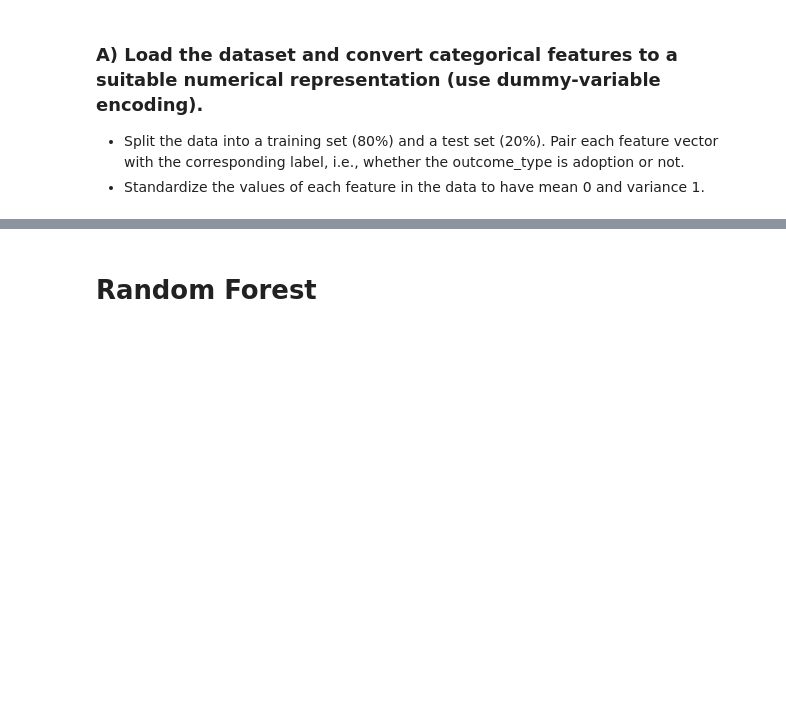
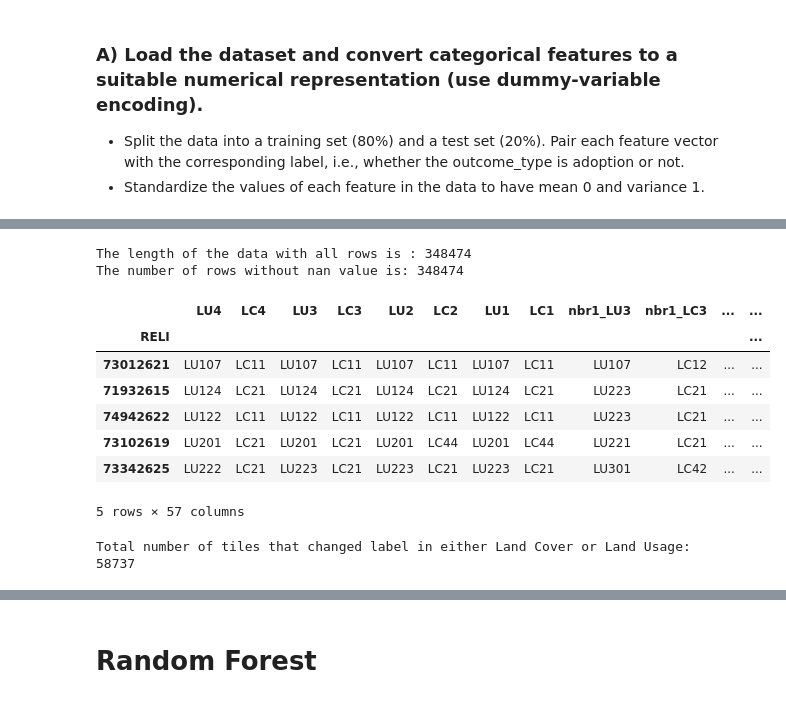
Before and after one commit to swiss-territorial-data-lab/proj-landstats, a Jupyter notebook: scripts/EDA.ipynb, the cells around one changed output, grey strips where cells are left out. Drawn from its saved outputs; the diff is of its cells as text; code cells hidden in the pictures; blank space fills up the shorter version.

```diff
--- a/scripts/EDA.ipynb
+++ b/scripts/EDA.ipynb
@@ -58 +64,25 @@ original_data.head()
 5 rows × 56 columns
+# %%
+print('The length of the data with all rows is : {}'.format(len(original_data)))
+original_data.dropna(inplace=True)
+print('The number of rows without nan value is: {}'.format(len(original_data)))
+# %% [output]
+The length of the data with all rows is : 348474
+The number of rows without nan value is: 348474
+# %%
+data_features = original_data.copy()
+data_features['changed'] = [0 if row['LU4'] == row['LU3'] and row['LC4'] == row['LC3'] else 1 for ind, row in data_features[['LU4', 'LC4', 'LU3', 'LC3']].iterrows()]
+data_features.head()
+# %% [output]
+|  | LU4 | LC4 | LU3 | LC3 | LU2 | LC2 | LU1 | LC1 | nbr1_LU3 | nbr1_LC3 | ... | ... |
+| RELI |  |  |  |  |  |  |  |  |  |  |  | ... |
+| 73012621 | LU107 | LC11 | LU107 | LC11 | LU107 | LC11 | LU107 | LC11 | LU107 | LC12 | ... | ... |
+| 71932615 | LU124 | LC21 | LU124 | LC21 | LU124 | LC21 | LU124 | LC21 | LU223 | LC21 | ... | ... |
+| 74942622 | LU122 | LC11 | LU122 | LC11 | LU122 | LC11 | LU122 | LC11 | LU223 | LC21 | ... | ... |
+| 73102619 | LU201 | LC21 | LU201 | LC21 | LU201 | LC44 | LU201 | LC44 | LU221 | LC21 | ... | ... |
+| 73342625 | LU222 | LC21 | LU223 | LC21 | LU223 | LC21 | LU223 | LC21 | LU301 | LC42 | ... | ... |
+5 rows × 57 columns
+# %%
+print('Total number of tiles that changed label in either Land Cover or Land Usage: %d' % sum(data_features.changed))
+# %% [output]
+Total number of tiles that changed label in either Land Cover or Land Usage: 58737
```
Also changed, not shown: parts of 6 cells of this notebook.
